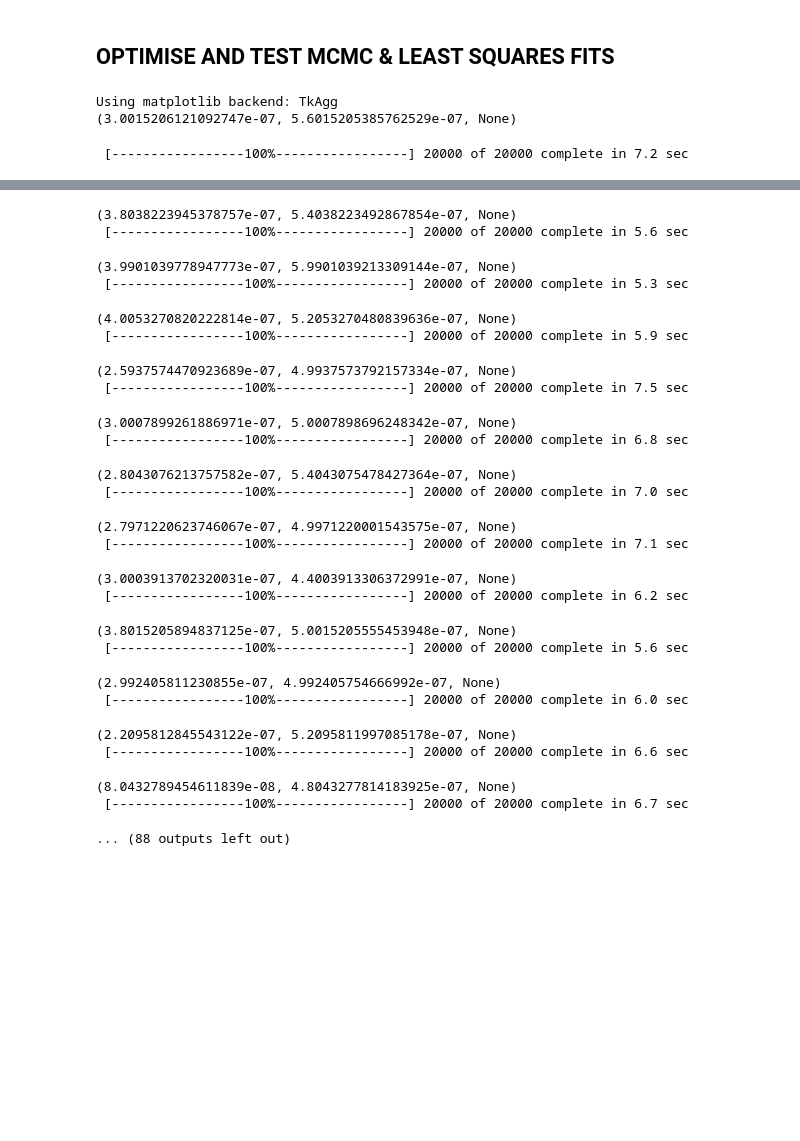
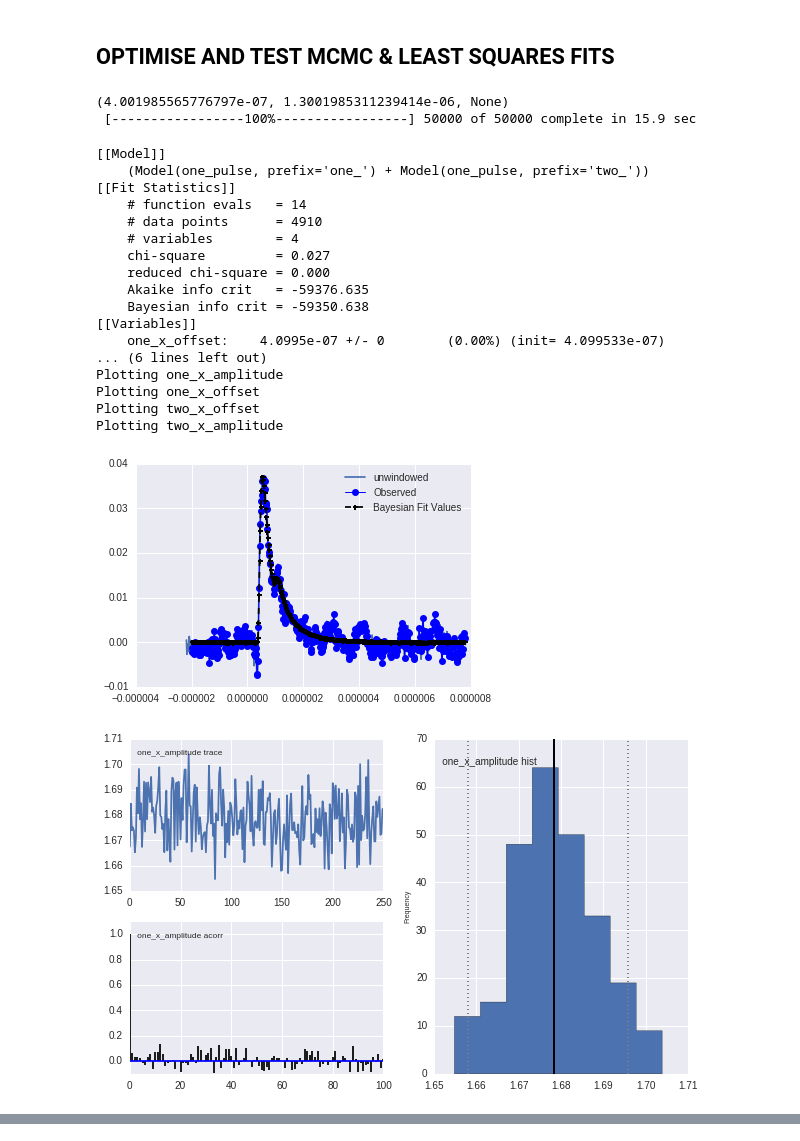
Before and after one commit to hoopernikaho/20170405_TES5_SQ1_fit_accuracy_80mK_iBias_104uA_7.2GHZ_100kOhm_results, a Jupyter notebook: fit_accuracy.ipynb, the cells around one changed output, grey strips where cells are left out. Drawn from its saved outputs; the diff is of its cells as text; code cells hidden in the pictures; blank space fills up the shorter version.

```diff
--- a/fit_accuracy.ipynb
+++ b/fit_accuracy.ipynb
@@ -264,7 +267,7 @@ def fit_two_mcmc(time, signal,
     # LIMIT SEARCH FOR OFFSETS
     _t_initial=time[pd.srlatch_rev(signal,0)][0]
 #     _t_final=time[pd.srlatch_rev(signal,np.min(signal))][-1]
-    _t_final=time[np.argmax(signal)]
+    _t_final=time[pd.srlatch_rev(signal,0)][-1]
 
     def model(x, f):
         # PRIORS
@@ -272,8 +275,8 @@ def fit_two_mcmc(time, signal,
         print (_t_initial,_t_final, one_x_offset_init)
         one_x_offset = pymc.Uniform("one_x_offset", _t_initial, _t_final, value=_t_initial)
         two_x_offset = pymc.Uniform("two_x_offset", _t_initial, _t_final, value=_t_final)
-        one_x_amplitude = pymc.Normal("one_x_amplitude", mu=1, tau=1.0/((0.126657438666)**2), value=1)
-        two_x_amplitude = pymc.Normal("two_x_amplitude", mu=1, tau=1.0/((0.126657438666)**2), value=1)
+        one_x_amplitude = pymc.Normal("one_x_amplitude", mu=1, tau=1.0/((sigma/mu)**2), value=1) #sigma/mu is the n=1 std deviation in units of n=1 amplitude
+        two_x_amplitude = pymc.Normal("two_x_amplitude", mu=1, tau=1.0/((sigma/mu)**2), value=1)
         # MODEL
         @pymc.deterministic(plot=False)
         def mod_two_pulse(x=time,
@@ -291,8 +294,8 @@ def fit_two_mcmc(time, signal,
     MDL = pymc.MCMC(model(time,signal), db='pickle') # The sample is stored in a Python serialization (pickle) database
     MDL.use_step_method(pymc.AdaptiveMetropolis,
         [MDL.one_x_amplitude, MDL.two_x_amplitude],
-        scales={MDL.one_x_amplitude:0.126657438666,
-                MDL.two_x_amplitude:0.126657438666},
+        scales={MDL.one_x_amplitude:sigma/mu,
+                MDL.two_x_amplitude:sigma/mu},
         )
     MDL.sample(iter=sampling, burn=int(sampling*.95), thin=10)
     # thin: consider every 'thin' samples
@@ -319,19 +322,19 @@ two_pulse_fit = Model(one_pulse, prefix='one_') + \
         Model(one_pulse, prefix='two_')
 
 def fit_two(time, signal,
-            height_th,
+            height_th=height_th,
             filterpts=301,
             order=3,
             thres=0.7,
             min_dist=20,
-            sampling=2e2,
+            sampling=2e4,
             debug=False):
 
     # Identify Pulse Region
     [mask, clamp, edges, left_edges, right_edges] = pd.discriminator(time, signal, dt_left=300e-9,dt_right=800e-9, height_th=height_th, Plot=False, method=2)
     window = mask&clamp
     # Use MCMC
-    result_mcmc = fit_two_mcmc(time[::10], signal[::10], sampling=sampling, debug=debug)
+    result_mcmc = fit_two_mcmc(time[::1], signal[::1], sampling=sampling, debug=debug)
     # Use Least Squares
     p = Parameters()
     p.add('one_x_offset', result_mcmc.one_x_offset.value, vary=1)
@@ -366,9 +369,27 @@ def testmcmc(i, iters, height_th, Plot=True):
         pymc.Matplot.plot(result_mcmc)
     return result, result_mcmc
 # %%
-%matplotlib
-a, b = testmcmc(1,2e4,height_th,Plot=False)
+%matplotlib inline
+a, b = testmcmc(2,5e4,height_th,Plot=True)
 # %% [output]
-Using matplotlib backend: TkAgg
-(3.0015206121092747e-07, 5.6015205385762529e-07, None)
+(4.001985565776797e-07, 1.3001985311239414e-06, None)
+ [-----------------100%-----------------] 50000 of 50000 complete in 15.9 sec
- [-----------------100%-----------------] 20000 of 20000 complete in 7.2 sec
+[[Model]]
+    (Model(one_pulse, prefix='one_') + Model(one_pulse, prefix='two_'))
+[[Fit Statistics]]
+    # function evals   = 14
+    # data points      = 4910
+    # variables        = 4
+    chi-square         = 0.027
+    reduced chi-square = 0.000
+    Akaike info crit   = -59376.635
+    Bayesian info crit = -59350.638
+[[Variables]]
+    one_x_offset:    4.0995e-07 +/- 0        (0.00%) (init= 4.099533e-07)
+... (6 lines left out)
+Plotting one_x_amplitude
+Plotting one_x_offset
+Plotting two_x_offset
+Plotting two_x_amplitude
+[figure, added]
+[figure, added]
@@ -375,32 +399,6 @@ Using matplotlib backend: TkAgg
 # %%
-results_90ns= np.array([fit_two(*hpa.trace_extr(file, t_initial=-2e-6, t_final=None),
-                                height_th=height_th,
-                                sampling=2e4)#1.5e4 for 10us trace, 2ns per pt, sampled every 20 pts.
-                    for file
-                    in tqdm.tqdm(filelist_90ns[mask_2ph_90ns][::20])])
+# results_90ns= np.array([fit_two(*hpa.trace_extr(file, t_initial=-2e-6, t_final=None),
+#                                 height_th=height_th,
+#                                 sampling=2e4)#1.5e4 for 10us trace, 2ns per pt, sampled every 20 pts.
+#                     for file
+#                     in tqdm.tqdm(filelist_90ns[mask_2ph_90ns][::20])])
-# %% [output]
-(3.8038223945378757e-07, 5.4038223492867854e-07, None)
- [-----------------100%-----------------] 20000 of 20000 complete in 5.6 sec
-(3.9901039778947773e-07, 5.9901039213309144e-07, None)
- [-----------------100%-----------------] 20000 of 20000 complete in 5.3 sec
-(4.0053270820222814e-07, 5.2053270480839636e-07, None)
- [-----------------100%-----------------] 20000 of 20000 complete in 5.9 sec
-(2.5937574470923689e-07, 4.9937573792157334e-07, None)
- [-----------------100%-----------------] 20000 of 20000 complete in 7.5 sec
-(3.0007899261886971e-07, 5.0007898696248342e-07, None)
- [-----------------100%-----------------] 20000 of 20000 complete in 6.8 sec
-(2.8043076213757582e-07, 5.4043075478427364e-07, None)
- [-----------------100%-----------------] 20000 of 20000 complete in 7.0 sec
-(2.7971220623746067e-07, 4.9971220001543575e-07, None)
- [-----------------100%-----------------] 20000 of 20000 complete in 7.1 sec
-(3.0003913702320031e-07, 4.4003913306372991e-07, None)
- [-----------------100%-----------------] 20000 of 20000 complete in 6.2 sec
-(3.8015205894837125e-07, 5.0015205555453948e-07, None)
- [-----------------100%-----------------] 20000 of 20000 complete in 5.6 sec
-(2.992405811230855e-07, 4.992405754666992e-07, None)
- [-----------------100%-----------------] 20000 of 20000 complete in 6.0 sec
-(2.2095812845543122e-07, 5.2095811997085178e-07, None)
- [-----------------100%-----------------] 20000 of 20000 complete in 6.6 sec
-(8.0432789454611839e-08, 4.8043277814183925e-07, None)
- [-----------------100%-----------------] 20000 of 20000 complete in 6.7 sec
-... (88 outputs left out)
```
Also changed, not shown: parts of 24 cells of this notebook, 10 other files.
